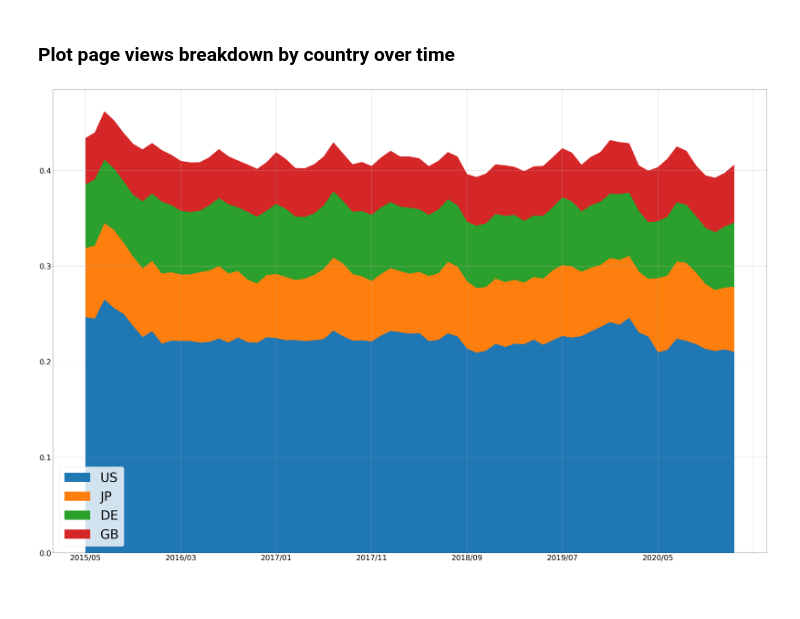
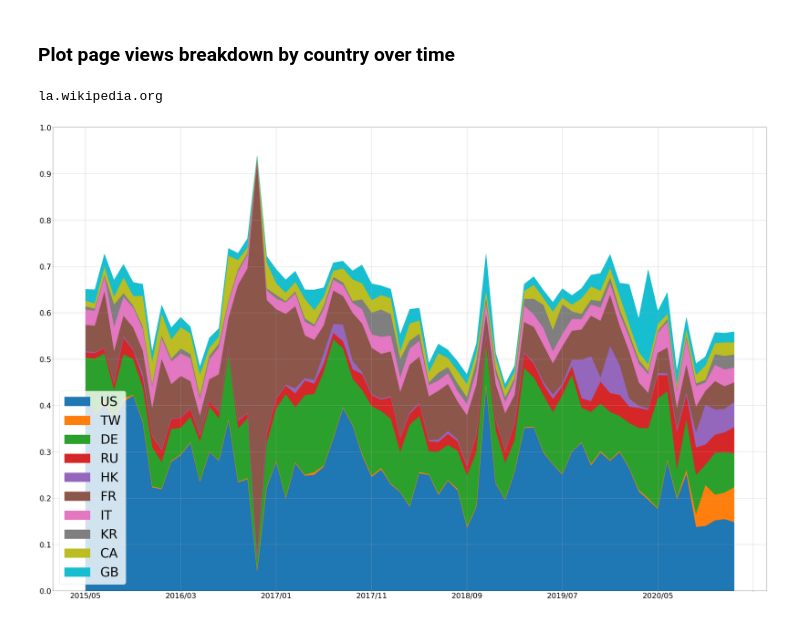
Before and after one commit to a455bcd9/wikilangtrends, a Jupyter notebook: Wikipedia Languages.ipynb, the cells around one changed output. Saved outputs shown, nothing was run; the diff lists cells and outputs as text; code cells hidden in the pictures; blank space fills up the shorter version.

Commit message:
top countries

```diff
--- a/Wikipedia Languages.ipynb
+++ b/Wikipedia Languages.ipynb
@@ -593,7 +593,7 @@ Name: 0, dtype: float64
 
 base_url = 'https://wikimedia.org/api/rest_v1/metrics/pageviews/top-by-country/'
 # 'xx.wikipedia.org' or 'all-projects'
-project = 'all-projects'
+project = 'la.wikipedia.org'
 
 top_countries_hist = pd.DataFrame()
 
@@ -633,18 +633,20 @@ for dt in rrule.rrule(rrule.MONTHLY, dtstart=start_date, until=last_month):
 # %% [markdown]
 ### Plot page views breakdown by country over time
 # %%
-n_top = 4
-top_countries_names = top_countries_hist_pct.iloc[:,0:].nlargest(n=n_top, columns=analyzed_month).index.to_list()
+n_top = 10
+top_countries_names = top_countries_hist_pct.iloc[:,-1:].nlargest(n=n_top, columns=analyzed_month).index.to_list()
+print(project)
 
 params = {
     'y': top_countries_names,
     'figsize': (60,40),
     'fontsize': 35,
-    # 'yticks': [x/10 for x in range(11)],
+    'yticks': [x/10 for x in range(11)],
     'grid': True,
     'legend': False,
 }
 ax = top_countries_hist_pct.transpose().plot.area(**params)
 leg = ax.legend(loc=3, prop={'size': 60})
 # %% [output]
+la.wikipedia.org
-[figure, old version]
+[figure, new version]
```
